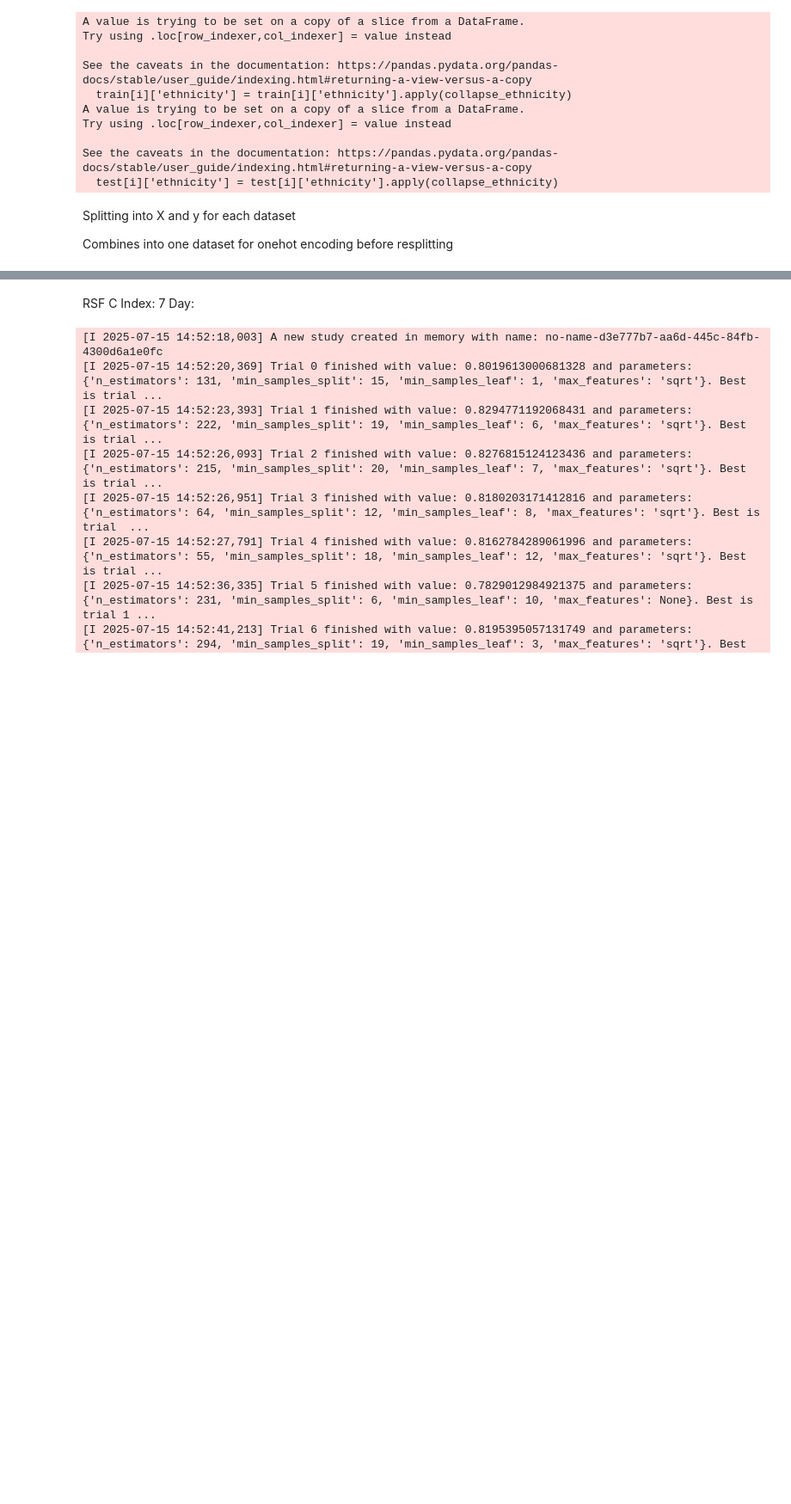
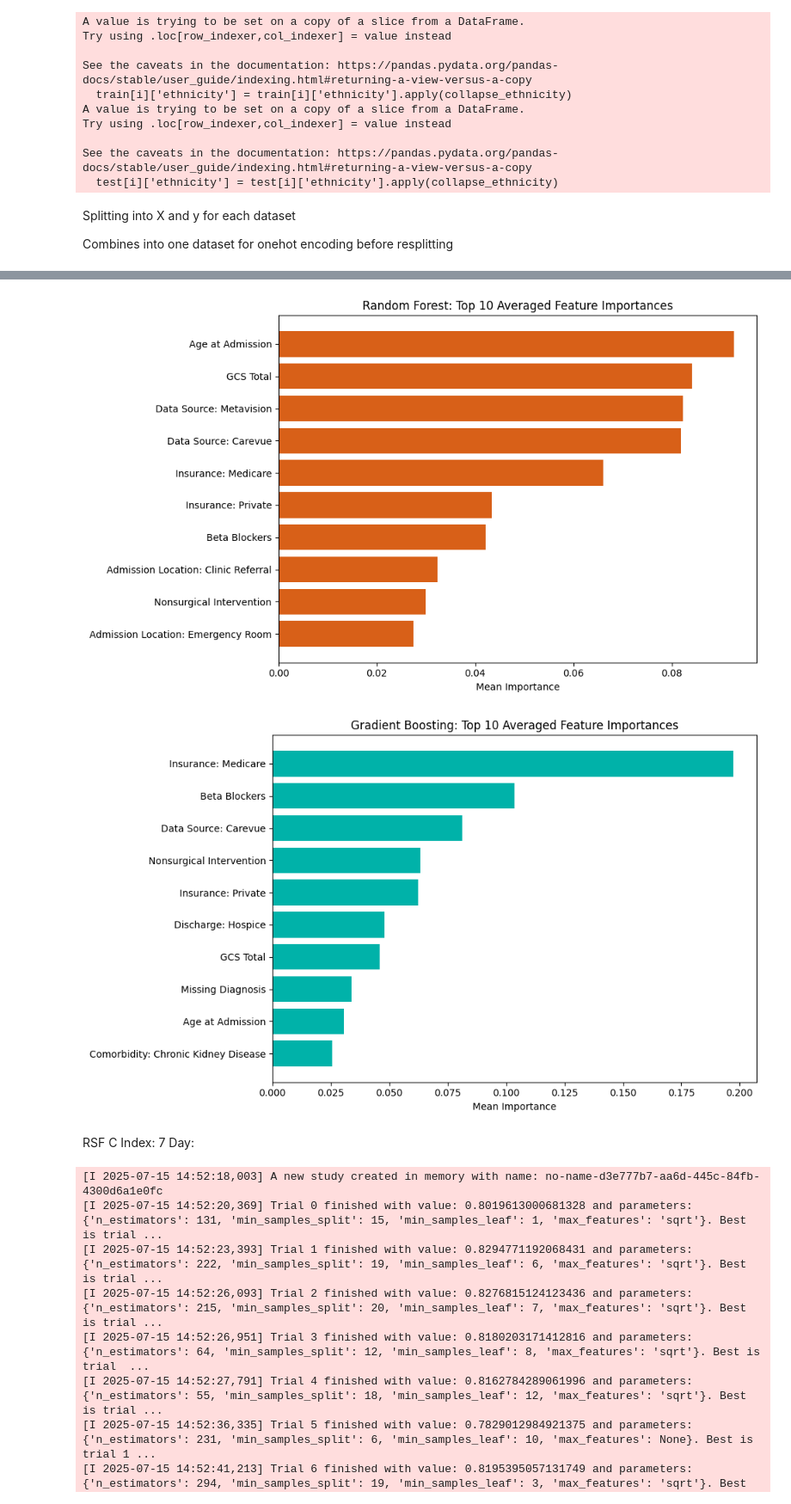
Before and after one commit to abrownjosh/mimic-survival-causal, a Jupyter notebook: Survival Analysis/CrossValidation.ipynb, the cells around one changed output, grey strips where cells are left out. Shown: that part at 86% size. Cells and saved outputs as stored; diff of their text form; code cells hidden in the pictures; blank space fills up the shorter version.

```diff
--- a/Survival Analysis/CrossValidation.ipynb
+++ b/Survival Analysis/CrossValidation.ipynb
@@ -318,3 +868,57 @@ Train Set 2, Test Set 3:
+# %%
+rename_dict = {
+    'gcs_total': 'GCS Total',
+    'dbsource_metavision': 'Data Source: Metavision',
+    'dbsource_carevue': 'Data Source: Carevue',
+    'insurance_Medicare': 'Insurance: Medicare',
+    'insurance_Private': 'Insurance: Private',
+    'age.at.admit': 'Age at Admission',
+    'drug.Beta.Blockers': 'Beta Blockers',
+    'diag.Missing': 'Missing Diagnosis',
+    'diag.H6': 'Diagnosis: H6',
+    'intervention.group_minimally_invasive_surg': 'Minimally Invasive Surgery',
+    'discharge_location_HOSPICE-MEDICAL FACILITY': 'Discharge: Hospice',
+    'discharge_location_SHORT TERM HOSPITAL': 'Discharge: Short-term Hospital',
+    'comor.hep_c': 'Comorbidity: Hepatitis C',
+    'admission_location_CLINIC REFERRAL/PREMATURE': 'Admission Location: Clinic Referral',
+    'intervention.group_nonsurgical': 'Nonsurgical Intervention',
+    'admission_location_EMERGENCY ROOM ADMIT': 'Admission Location: Emergency Room',
+    'comor.ckd': 'Comorbidity: Chronic Kidney Disease'
+}
+# %%
+# Turn into DataFrames for easy plotting
+rsf_importance_df = pd.DataFrame({
+    'Feature': feature_names,
+    'Importance': avg_rsf_importance
+}).sort_values("Importance", ascending=False)
+
+gb_importance_df = pd.DataFrame({
+    'Feature': feature_names,
+    'Importance': avg_gb_importance
+}).sort_values("Importance", ascending=False)
+
+rsf_importance_df['Feature'] = rsf_importance_df['Feature'].map(rename_dict).fillna(rsf_importance_df['Feature'])
+gb_importance_df['Feature'] = gb_importance_df['Feature'].map(rename_dict).fillna(gb_importance_df['Feature'])
+
+
+# RSF
+plt.figure(figsize=(10, 6))
+plt.barh(rsf_importance_df['Feature'][:10][::-1], rsf_importance_df['Importance'][:10][::-1], color='#D86018')
+plt.title("Random Forest: Top 10 Averaged Feature Importances")
+plt.xlabel("Mean Importance")
+plt.tight_layout()
+plt.show()
+
+# GB
+plt.figure(figsize=(10, 6))
+plt.barh(gb_importance_df['Feature'][:10][::-1], gb_importance_df['Importance'][:10][::-1], color='#00B2A9')
+plt.title("Gradient Boosting: Top 10 Averaged Feature Importances")
+plt.xlabel("Mean Importance")
+plt.tight_layout()
+plt.show()
+# %% [output]
+[figure, added]
+[figure, added]
 # %% [markdown]
 RSF C Index:
     7 Day:
```
Also changed, not shown: parts of 13 cells of this notebook.
